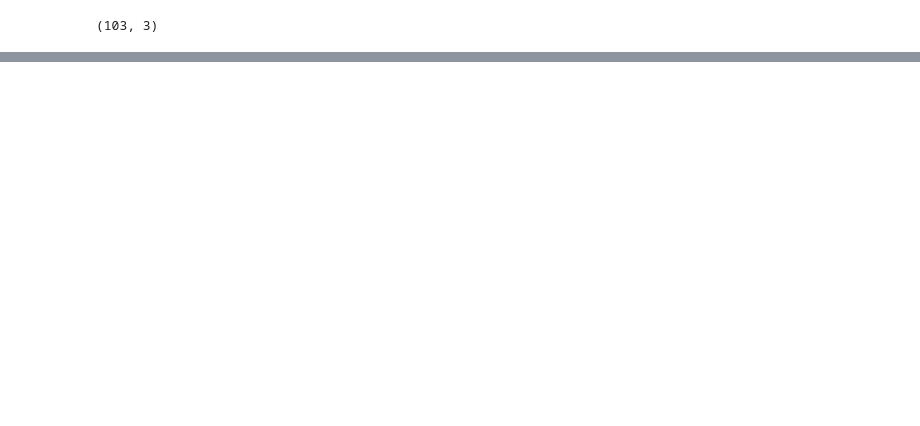
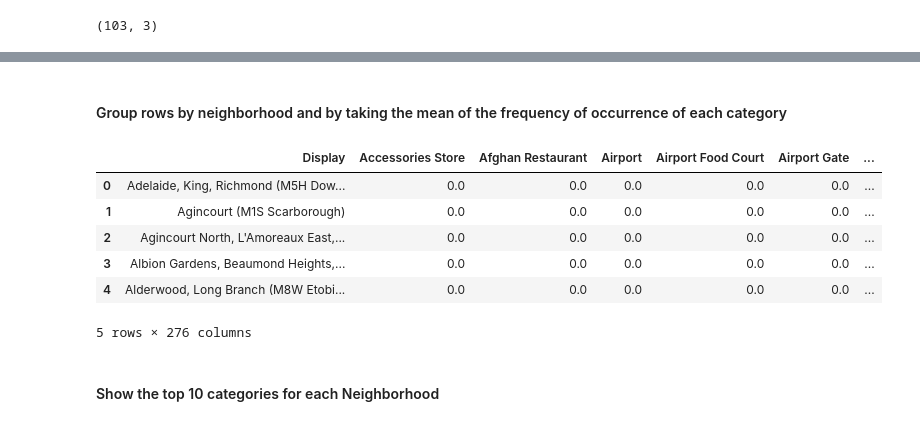
Before and after one commit to michael-lampeitl/Coursera_Capstone, a Jupyter notebook: clustering_toronto.ipynb, the cells around one changed output, grey strips where cells are left out. Saved outputs shown, nothing was run; the diff lists cells and outputs as text; code cells hidden in the pictures; blank space fills up the shorter version.

```diff
--- a/clustering_toronto.ipynb
+++ b/clustering_toronto.ipynb
@@ -92,0 +268,15 @@ postcode_out_df.shape
+# %% [markdown]
+#### Group rows by neighborhood and by taking the mean of the frequency of occurrence of each category
+# %%
+toronto_grouped = toronto_onehot.groupby('Display').mean().reset_index()
+toronto_grouped.head()
+# %% [output]
+|  | Display | Accessories Store | Afghan Restaurant | Airport | Airport Food Court | Airport Gate | ... |
+| 0 | Adelaide, King, Richmond (M5H Dow... | 0.0 | 0.0 | 0.0 | 0.0 | 0.0 | ... |
+| 1 | Agincourt (M1S Scarborough) | 0.0 | 0.0 | 0.0 | 0.0 | 0.0 | ... |
+| 2 | Agincourt North, L'Amoreaux East,... | 0.0 | 0.0 | 0.0 | 0.0 | 0.0 | ... |
+| 3 | Albion Gardens, Beaumond Heights,... | 0.0 | 0.0 | 0.0 | 0.0 | 0.0 | ... |
+| 4 | Alderwood, Long Branch (M8W Etobi... | 0.0 | 0.0 | 0.0 | 0.0 | 0.0 | ... |
+5 rows × 276 columns
+# %% [markdown]
+#### Show the top 10 categories for each Neighborhood
```
Also changed, not shown: parts of 46 cells of this notebook.
